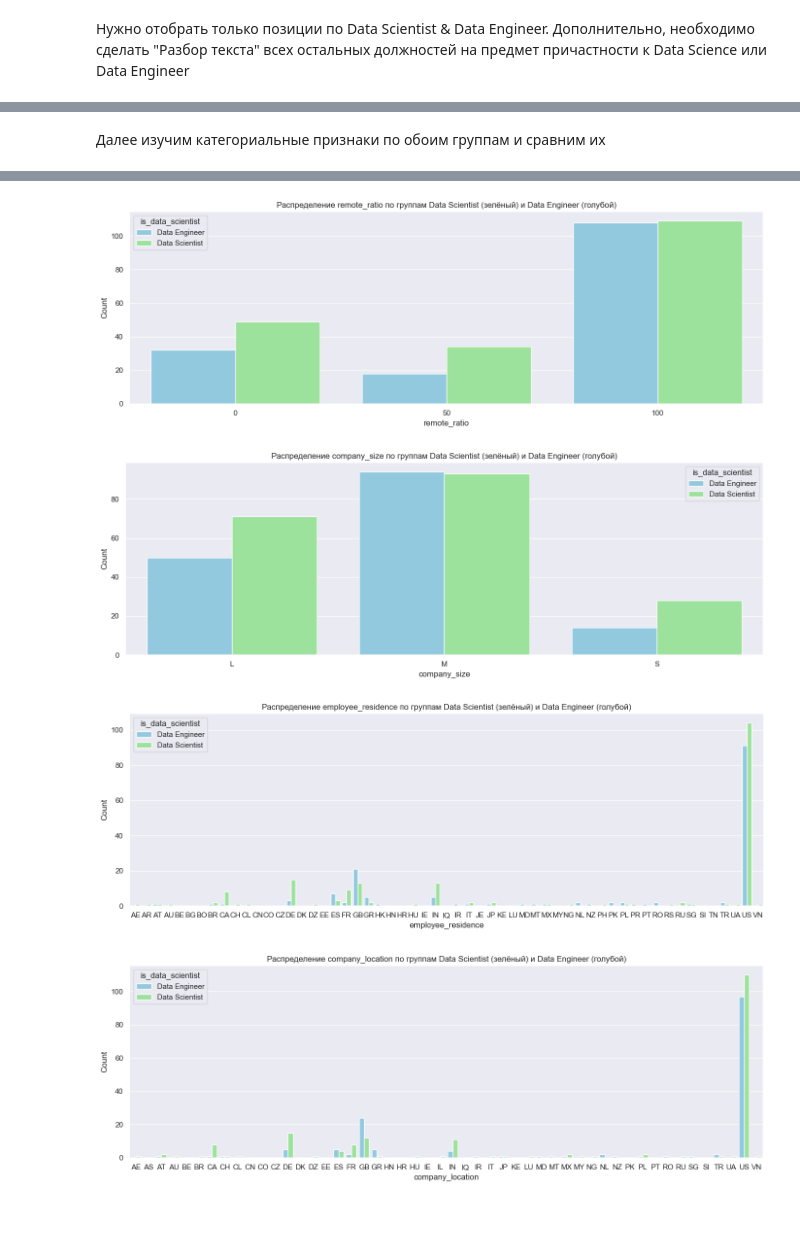
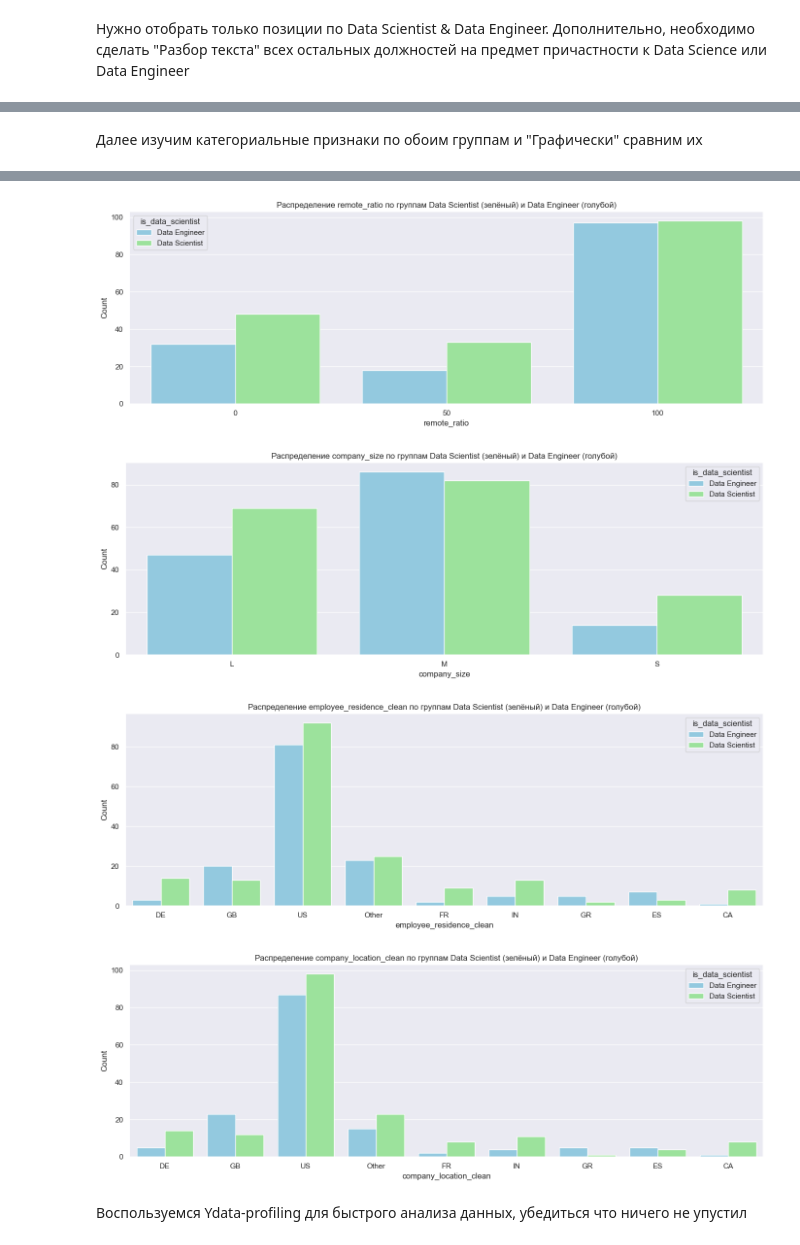
Before and after one commit to tgorbunov/sf_data_science, a Jupyter notebook: Skillfactory/EDA/Data Science Job Salaries_Practice_Timur G.ipynb, the cells around one changed output, grey strips where cells are left out. Saved outputs shown, nothing was run; the diff lists cells and outputs as text; code cells hidden in the pictures; blank space fills up the shorter version.

```diff
--- a/Skillfactory/EDA/Data Science Job Salaries_Practice_Timur G.ipynb
+++ b/Skillfactory/EDA/Data Science Job Salaries_Practice_Timur G.ipynb
@@ -35,5 +35,6 @@ sns.set_palette("Set2")
 # %%
 # загружаем датасет
 data = pd.read_csv('data/ds_salaries.csv')
+data = data.drop(['Unnamed: 0'], axis=1) # удаляем ненужный признаки "Unnamed: 0"
 data.head(3)
 # %% [output]
@@ -93,6 +93,6 @@ print('Размер таблицы после удаления дубликат
 # %%
 # Удаляем ненужные признаки
-data = data.drop(['Unnamed: 0', 'salary', 'salary_currency'], axis=1)
+data = data.drop(['salary', 'salary_currency'], axis=1)
 data.head(3)
 # %% [output]
 |  | work_year | experience_level | employment_type | job_title | salary_in_usd | employee_residence | ... |
@@ -192 +218,9 @@ memory usage: 14.4+ KB
+# %%
+# Создание признака 'company_location_clean', 'employee_residence_clean'
+main_countries = ['US', 'GB', 'IN', 'DE', 'FR', 'ES', 'CA', 'GR']
+data['company_location_clean'] = data['company_location'].apply(lambda x: x if x in main_countries else 'Other')
+data['employee_residence_clean'] = data['employee_residence'].apply(lambda x: x if x in main_countries else 'Other')
+
+# удалим ненужные признаки 'company_location', 'employee_residence'
+data = data.drop(['company_location', 'employee_residence'], axis=1)
 # %% [markdown]
@@ -251,8 +285,8 @@ high_salary
 # %% [markdown]
-Далее изучим категориальные признаки по обоим группам и сравним их
+Далее изучим категориальные признаки по обоим группам и "Графически" сравним их
 # %%
 # Сравнительные barplot для категориальных признаков по группам Data Scientist и Data Engineer
-categorical_cols = ['work_year', 'experience_level', 'employment_type', 'remote_ratio', 'company_size', 'employee_residence', 'company_location']
+categorical_cols = ['work_year', 'experience_level', 'employment_type', 'remote_ratio', 'company_size', 'employee_residence_clean', 'company_location_clean']
 for col in categorical_cols:
     plt.figure(figsize=(14, 5))
     sns.countplot(data=data, x=col, hue='is_data_scientist', palette=['skyblue', 'lightgreen'])
@@ -269,4 +303,6 @@ for col in categorical_cols:
-[figure, old version]
+[figure, new version]
-[figure, old version]
+[figure, new version]
-[figure, old version]
+[figure, new version]
-[figure, old version]
+[figure, new version]
+# %% [markdown]
+Воспользуемся Ydata-profiling для быстрого анализа данных, убедиться что ничего не упустил
```
Also changed, not shown: parts of 81 cells of this notebook, 2 other files.
